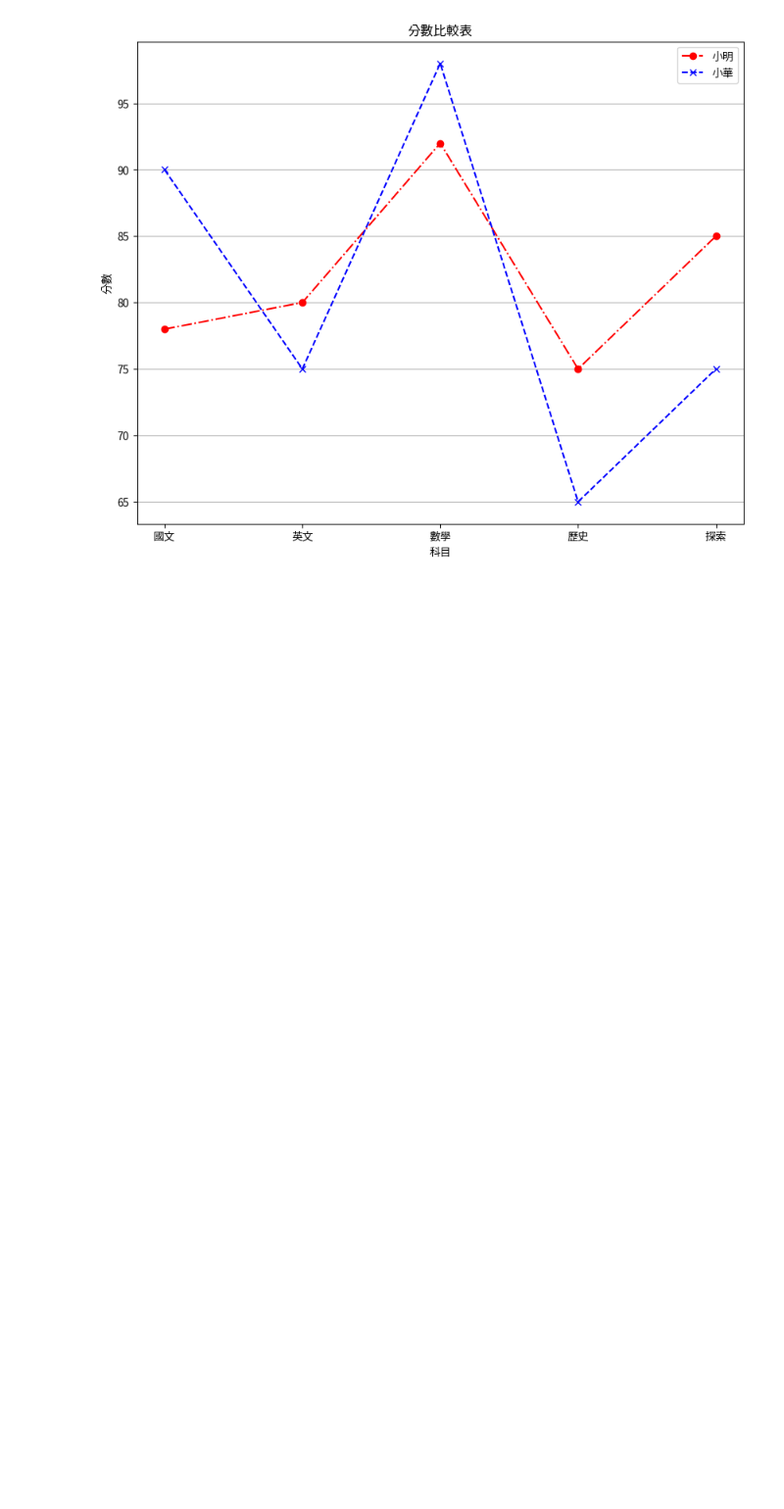
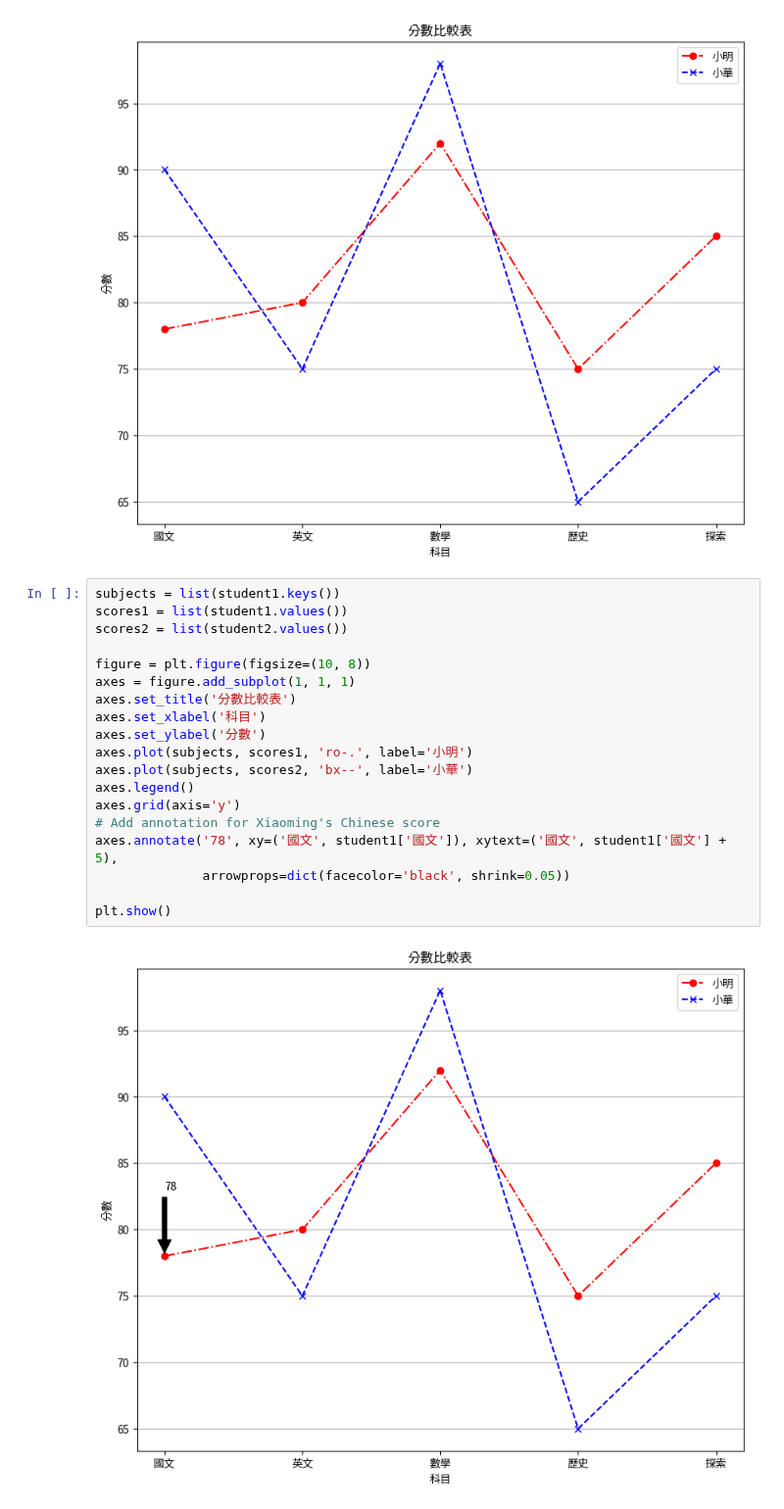
Before and after one commit to wu4fmp6/python_analysis, a Jupyter notebook: lesson7_3.ipynb, the cells around one changed output. Shown at 98% size. Cells and saved outputs as stored; diff of their text form; blank space fills up the shorter version.

```diff
--- a/lesson7_3.ipynb
+++ b/lesson7_3.ipynb
@@ -67,3 +67,24 @@ axes.grid(axis='y')
 plt.show()
 # %% [output]
 [figure]
+# %%
+subjects = list(student1.keys())
+scores1 = list(student1.values())
+scores2 = list(student2.values())
+
+figure = plt.figure(figsize=(10, 8))
+axes = figure.add_subplot(1, 1, 1)
+axes.set_title('分數比較表')
+axes.set_xlabel('科目')
+axes.set_ylabel('分數')
+axes.plot(subjects, scores1, 'ro-.', label='小明')
+axes.plot(subjects, scores2, 'bx--', label='小華')
+axes.legend()
+axes.grid(axis='y')
+# Add annotation for Xiaoming's Chinese score
+axes.annotate('78', xy=('國文', student1['國文']), xytext=('國文', student1['國文'] + 5),
+              arrowprops=dict(facecolor='black', shrink=0.05))
+
+plt.show()
+# %% [output]
+[figure, added]
```
